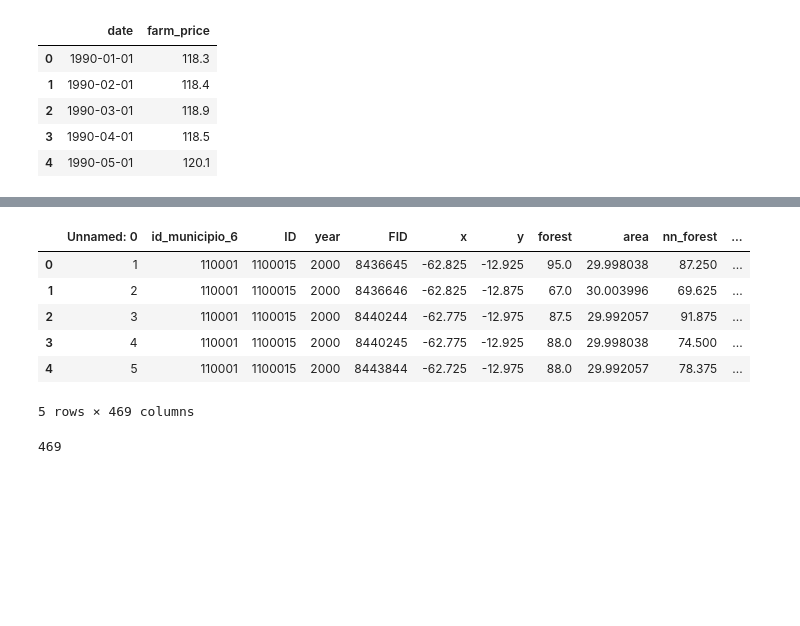
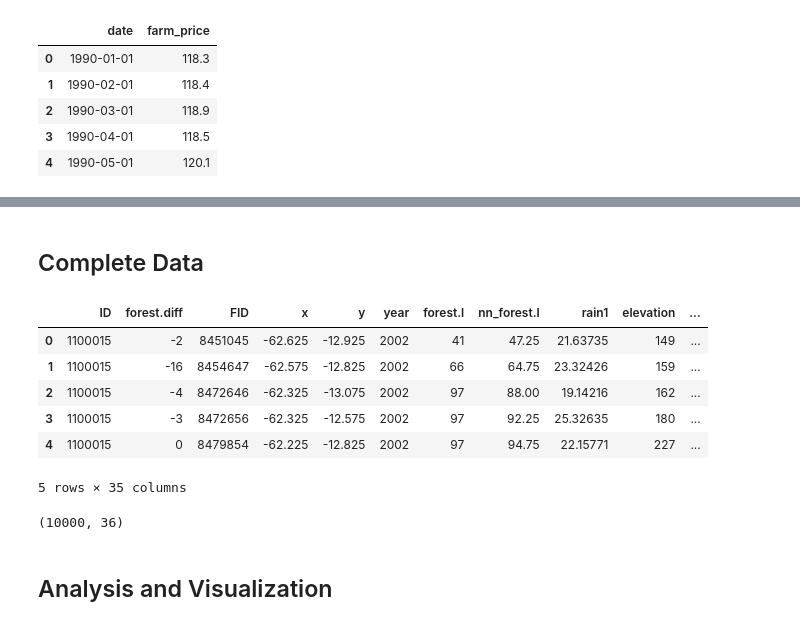
Before and after one commit to aulichney/Deforestation, a Jupyter notebook: Data Exploration.ipynb, the cells around one changed output, grey strips where cells are left out. Drawn from its saved outputs; the diff is of its cells as text; code cells hidden in the pictures; blank space fills up the shorter version.

```diff
--- a/Data Exploration.ipynb
+++ b/Data Exploration.ipynb
@@ -54,13 +102,17 @@ dataFarm.head()
+# %% [markdown]
+## Complete Data
 # %%
-fileBraz = '/Users/annieulichney/Desktop/Brazil_complete.csv'
-dataBr = pd.read_csv(fileBraz, nrows = 10000)
+fileBraz = '/Users/annieulichney/Desktop/Deforestation/forest.csv'
+df = pd.read_csv(fileBraz, nrows = 10000)
 
-dataBr.head()
+df = df.drop('Unnamed: 0', axis = 1)
+
+df.head()
 # %% [output]
-|  | Unnamed: 0 | id_municipio_6 | ID | year | FID | x | y | forest | area | nn_forest | ... |
-| 0 | 1 | 110001 | 1100015 | 2000 | 8436645 | -62.825 | -12.925 | 95.0 | 29.998038 | 87.250 | ... |
-| 1 | 2 | 110001 | 1100015 | 2000 | 8436646 | -62.825 | -12.875 | 67.0 | 30.003996 | 69.625 | ... |
-| 2 | 3 | 110001 | 1100015 | 2000 | 8440244 | -62.775 | -12.975 | 87.5 | 29.992057 | 91.875 | ... |
-| 3 | 4 | 110001 | 1100015 | 2000 | 8440245 | -62.775 | -12.925 | 88.0 | 29.998038 | 74.500 | ... |
-| 4 | 5 | 110001 | 1100015 | 2000 | 8443844 | -62.725 | -12.975 | 88.0 | 29.992057 | 78.375 | ... |
+|  | ID | forest.diff | FID | x | y | year | forest.l | nn_forest.l | rain1 | elevation | ... |
+| 0 | 1100015 | -2 | 8451045 | -62.625 | -12.925 | 2002 | 41 | 47.25 | 21.63735 | 149 | ... |
+| 1 | 1100015 | -16 | 8454647 | -62.575 | -12.825 | 2002 | 66 | 64.75 | 23.32426 | 159 | ... |
+| 2 | 1100015 | -4 | 8472646 | -62.325 | -13.075 | 2002 | 97 | 88.00 | 19.14216 | 162 | ... |
+| 3 | 1100015 | -3 | 8472656 | -62.325 | -12.575 | 2002 | 97 | 92.25 | 25.32635 | 180 | ... |
+| 4 | 1100015 | 0 | 8479854 | -62.225 | -12.825 | 2002 | 97 | 94.75 | 22.15771 | 227 | ... |
-5 rows × 469 columns
+5 rows × 35 columns
@@ -76,4 +119,4 @@ textfile.close()
-# %%
-print(len(var_list))
-# %% [output]
-469
+# %%
+df.shape
+# %% [output]
+(10000, 36)
@@ -79,0 +132,2 @@ print(len(var_list))
+# %% [markdown]
+## Analysis and Visualization
```
Also changed, not shown: parts of 61 cells of this notebook, 2 other files.
